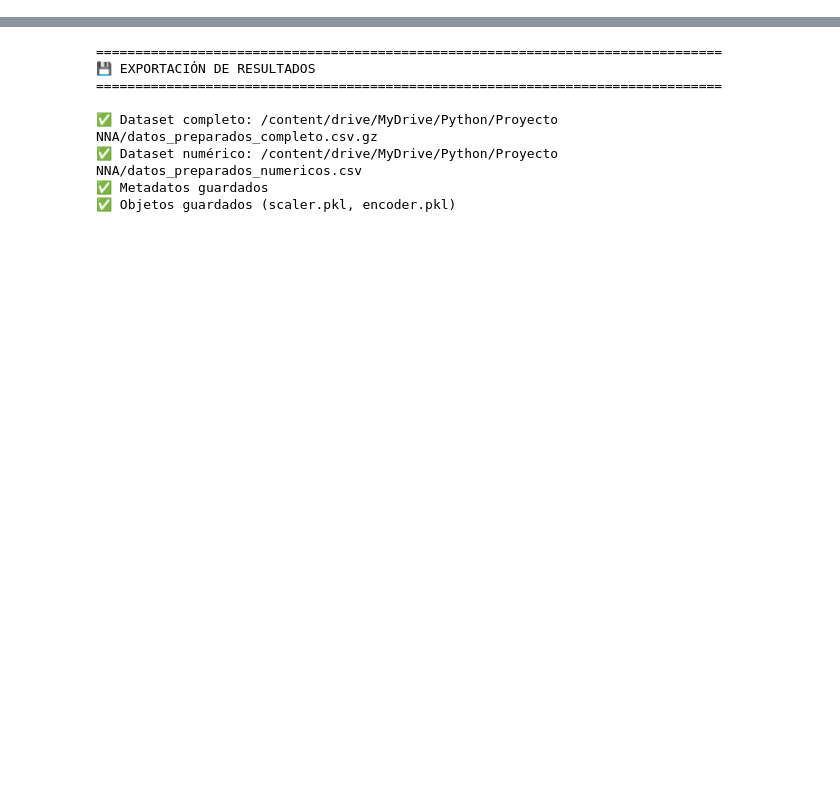
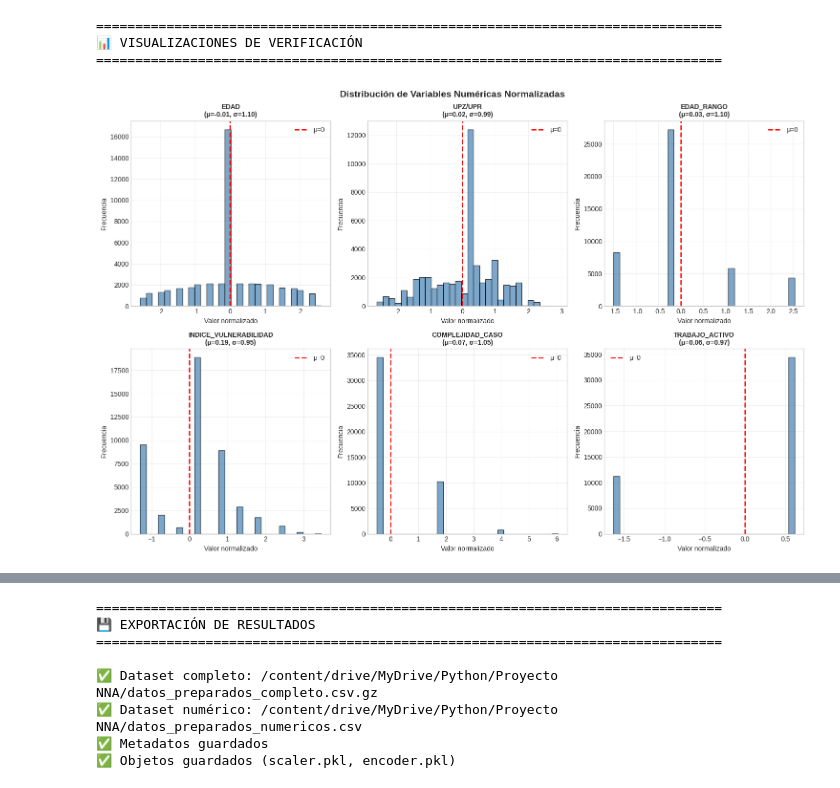
Before and after one commit to MarianaCelisBougard/Taller_NNA_Grupo4, a Jupyter notebook: Data_Preparation/Data_Preparation_Final.ipynb, the cells around one changed output, grey strips where cells are left out. Drawn from its saved outputs; the diff is of its cells as text; code cells hidden in the pictures; blank space fills up the shorter version.

```diff
--- a/Data_Preparation/Data_Preparation_Final.ipynb
+++ b/Data_Preparation/Data_Preparation_Final.ipynb
@@ -410,16 +81,0 @@ Name: count, dtype: int64
-# %%
-# ==============================================================================
-# 8. SELECCIÓN DE VARIABLES PARA CLUSTERING
-# ==============================================================================
-
-print("\n" + "=" * 80)
-print("🎯 SELECCIÓN FINAL DE VARIABLES PARA CLUSTERING")
-print("=" * 80)
-
-print(f"\nVariables NUMÉRICAS seleccionadas ({len(num_cols_reales)}):")
-for col in num_cols_reales:
-    print(f"   ✓ {col}")
-
-print(f"\nVariables CATEGÓRICAS seleccionadas ({len(cat_cols)}):")
-for col in cat_cols:
-    print(f"   ✓ {col}")
@@ -650,0 +692,37 @@ else:
+# %%
+# ==============================================================================
+# 12. VISUALIZACIONES DE VERIFICACIÓN
+# ==============================================================================
+
+print("\n" + "=" * 80)
+print("📊 VISUALIZACIONES DE VERIFICACIÓN")
+print("=" * 80)
+
+fig, axes = plt.subplots(2, 3, figsize=(15, 10))
+axes = axes.flatten()
+
+# Graficar las primeras 6 variables numéricas
+vars_to_plot = list(scaled_df.columns[:6])
+
+for idx, col in enumerate(vars_to_plot):
+    if col in datos_preparados.columns:
+        axes[idx].hist(datos_preparados[col], bins=30, color='steelblue',
+                      edgecolor='black', alpha=0.7)
+        axes[idx].axvline(0, color='red', linestyle='--', linewidth=2,
+                         label=f'μ=0')
+        axes[idx].set_title(f'{col}\n(μ={datos_preparados[col].mean():.2f}, σ={datos_preparados[col].std():.2f})',
+                           fontsize=10, fontweight='bold')
+        axes[idx].set_xlabel('Valor normalizado')
+        axes[idx].set_ylabel('Frecuencia')
+        axes[idx].legend()
+        axes[idx].grid(True, alpha=0.3)
+
+plt.suptitle('Distribución de Variables Numéricas Normalizadas',
+             fontsize=14, fontweight='bold')
+plt.tight_layout()
+plt.show()
+# %% [output]
+================================================================================
+📊 VISUALIZACIONES DE VERIFICACIÓN
+================================================================================
+[figure, added]
```
Also changed, not shown: parts of 25 cells of this notebook.
